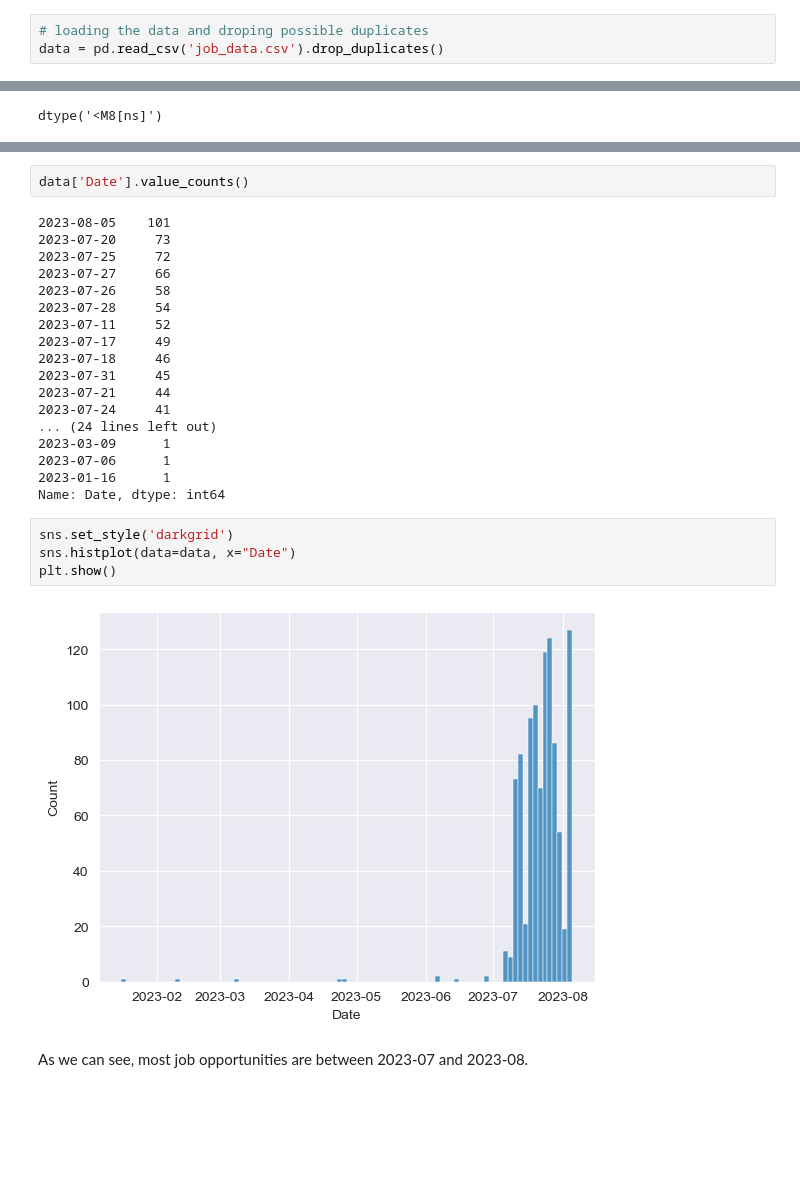
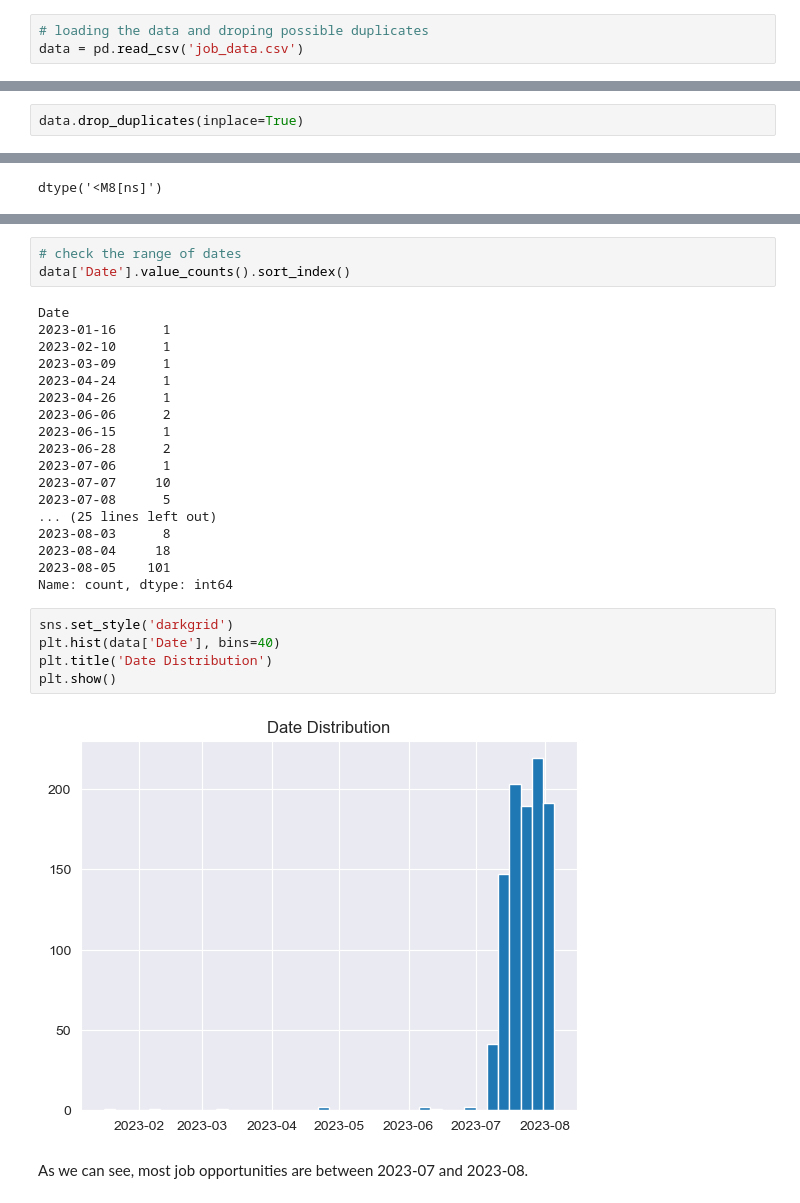
Before and after one commit to FaustoLira/web_scraping_linkedin_jobs_usa, a Jupyter notebook: Step2_data_cleaning.ipynb, the cells around one changed output, grey strips where cells are left out. Saved outputs shown, nothing was run; the diff lists cells and outputs as text; blank space fills up the shorter version.

```diff
--- a/Step2_data_cleaning.ipynb
+++ b/Step2_data_cleaning.ipynb
@@ -9,7 +8,7 @@ import matplotlib.pyplot as plt
 import seaborn as sns
 # %%
 # loading the data and droping possible duplicates
-data = pd.read_csv('job_data.csv').drop_duplicates()
+data = pd.read_csv('job_data.csv')
 # %%
 data.shape
 # %% [output]
@@ -25,0 +43,2 @@ data.head()
+# %%
+data.drop_duplicates(inplace=True)
@@ -78,29 +89,31 @@ Name: Date, dtype: object
 # %%
-data['Date'].value_counts()
+# check the range of dates
+data['Date'].value_counts().sort_index()
 # %% [output]
+Date
+2023-01-16      1
+2023-02-10      1
+2023-03-09      1
+2023-04-24      1
+2023-04-26      1
+2023-06-06      2
+2023-06-15      1
+2023-06-28      2
+2023-07-06      1
+2023-07-07     10
+2023-07-08      5
+... (25 lines left out)
+2023-08-03      8
+2023-08-04     18
 2023-08-05    101
-2023-07-20     73
-2023-07-25     72
-2023-07-27     66
-2023-07-26     58
-2023-07-28     54
-2023-07-11     52
-2023-07-17     49
-2023-07-18     46
-2023-07-31     45
-2023-07-21     44
-2023-07-24     41
-... (24 lines left out)
-2023-03-09      1
-2023-07-06      1
-2023-01-16      1
-Name: Date, dtype: int64
+Name: count, dtype: int64
 # %%
 sns.set_style('darkgrid')
-sns.histplot(data=data, x="Date")
+plt.hist(data['Date'], bins=40)
+plt.title('Date Distribution')
 plt.show()
 # %% [output]
-[figure, old version]
+[figure, new version]
 # %% [markdown]
 As we can see, most job opportunities are between 2023-07 and 2023-08.
 # %%
```
Also changed, not shown: parts of 20 cells of this notebook, 5 other files.
